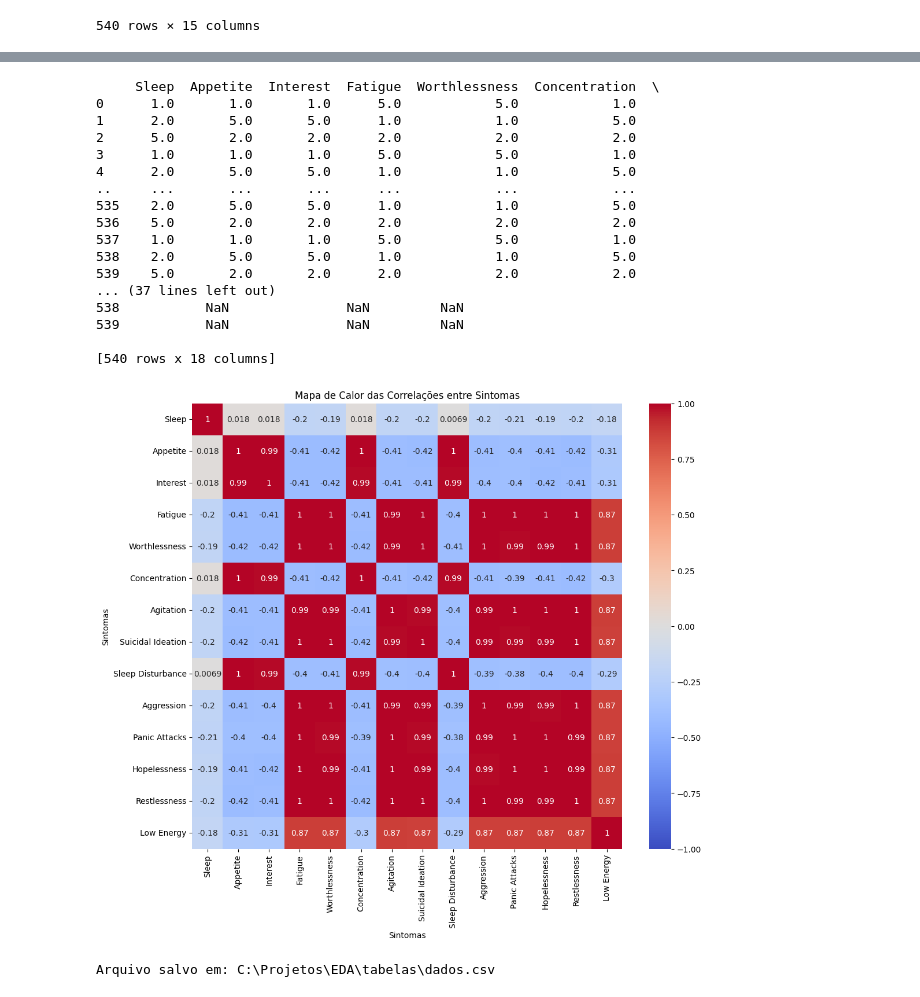
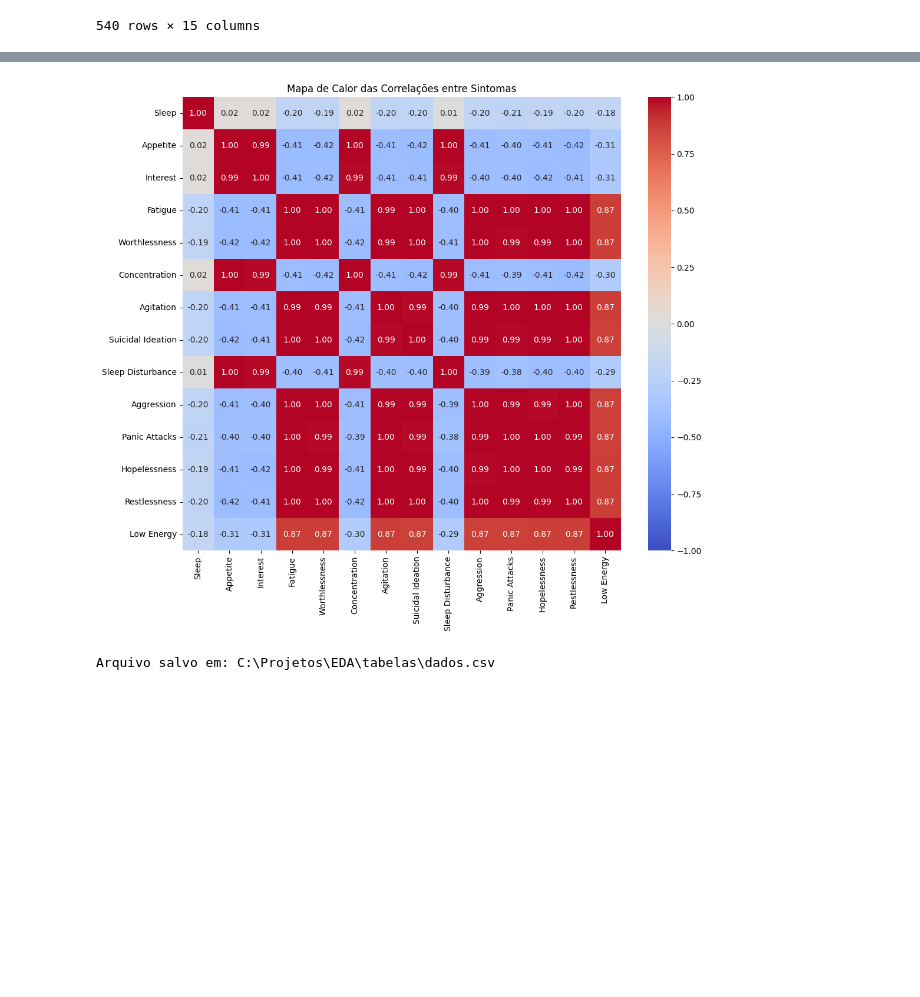
Before and after one commit to Gabrielle-Santiago/Analise-Exploratoria-de-Dados, a Jupyter notebook: tabelas/saude_mental/saude_limpeza_dados.ipynb, the cells around one changed output, grey strips where cells are left out. Saved outputs shown, nothing was run; the diff lists cells and outputs as text; code cells hidden in the pictures; blank space fills up the shorter version.

```diff
--- a/tabelas/saude_mental/saude_limpeza_dados.ipynb
+++ b/tabelas/saude_mental/saude_limpeza_dados.ipynb
@@ -225,42 +264,30 @@ Name: Depression State, Length: 174, dtype: object
 
 =-==-==-==-==-==-==-==-==-==-==-==-==-==-==-==-==-==-==-==-==-==-==-==-==-==-==-==-==-==-=
 # %%
+import pandas as pd
 import seaborn as sns
-# Sintomas que tendem a ocorrer juntos com maior frequência
+import matplotlib.pyplot as plt
 
-# Cálculo das correlações entre as colunas. Os valores próximos de 1 indicam uma correlação positiva.
+# Calcular a matriz de correlação entre os sintomas
 correlacao = colunas_sintomas.corr()
+
+# Caminho absoluto
+caminho_absoluto = r'C:\Projetos\EDA\tabelas\correlacao_sintomas.csv'
+
+# Salvar as correlações
+correlacao.to_csv(caminho_absoluto)
 
 # Tamanho da figura
 plt.figure(figsize=(12, 10))
 
 # Mapa de calor das correlações
-sns.heatmap(correlacao, annot=True, cmap='coolwarm', vmin=-1, vmax=1)
+sns.heatmap(correlacao, annot=True, fmt=".2f", cmap='coolwarm', vmin=-1, vmax=1)
 
 plt.title('Mapa de Calor das Correlações entre Sintomas')
-plt.xlabel('Sintomas')
-plt.ylabel('Sintomas')
 
 plt.show()
 # %% [output]
-     Sleep  Appetite  Interest  Fatigue  Worthlessness  Concentration  \
-0      1.0       1.0       1.0      5.0            5.0            1.0
-1      2.0       5.0       5.0      1.0            1.0            5.0
-2      5.0       2.0       2.0      2.0            2.0            2.0
-3      1.0       1.0       1.0      5.0            5.0            1.0
-4      2.0       5.0       5.0      1.0            1.0            5.0
-..     ...       ...       ...      ...            ...            ...
-535    2.0       5.0       5.0      1.0            1.0            5.0
-536    5.0       2.0       2.0      2.0            2.0            2.0
-537    1.0       1.0       1.0      5.0            5.0            1.0
-538    2.0       5.0       5.0      1.0            1.0            5.0
-539    5.0       2.0       2.0      2.0            2.0            2.0
-... (37 lines left out)
-538           NaN               NaN         NaN
-539           NaN               NaN         NaN
-
-[540 rows x 18 columns]
-[figure, old version]
+[figure, new version]
 # %%
 # Salvar o DataFrame em um arquivo CSV
 import os
```
Also changed, not shown: parts of 4 cells of this notebook, 1 other file.
